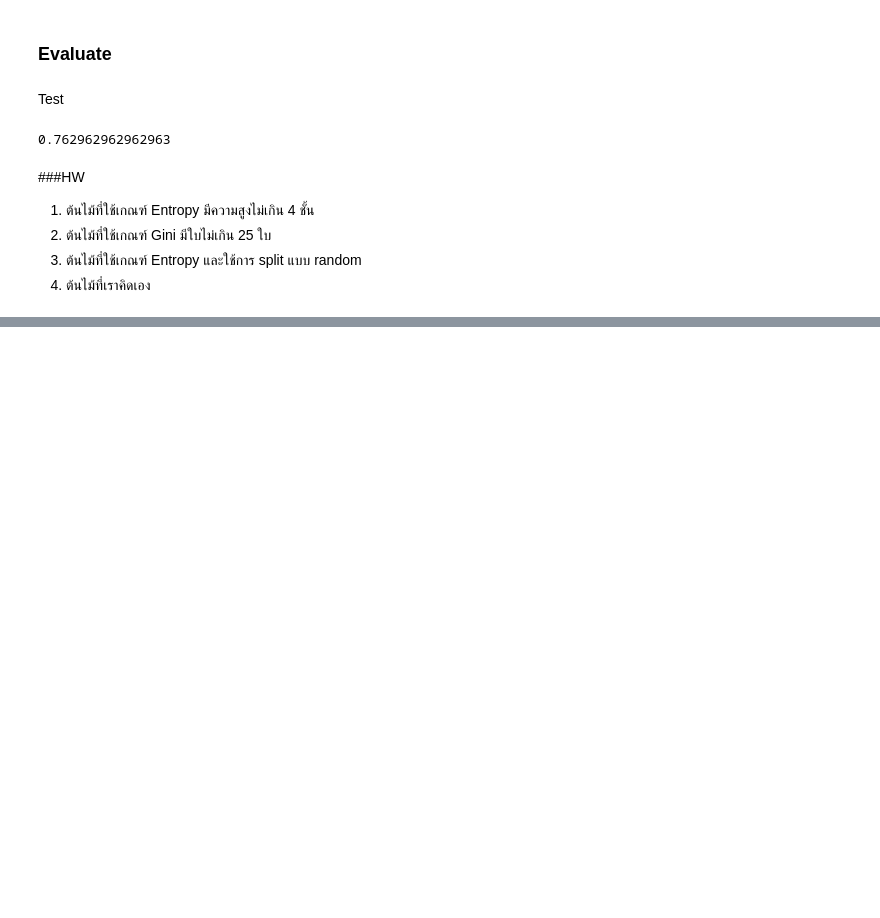
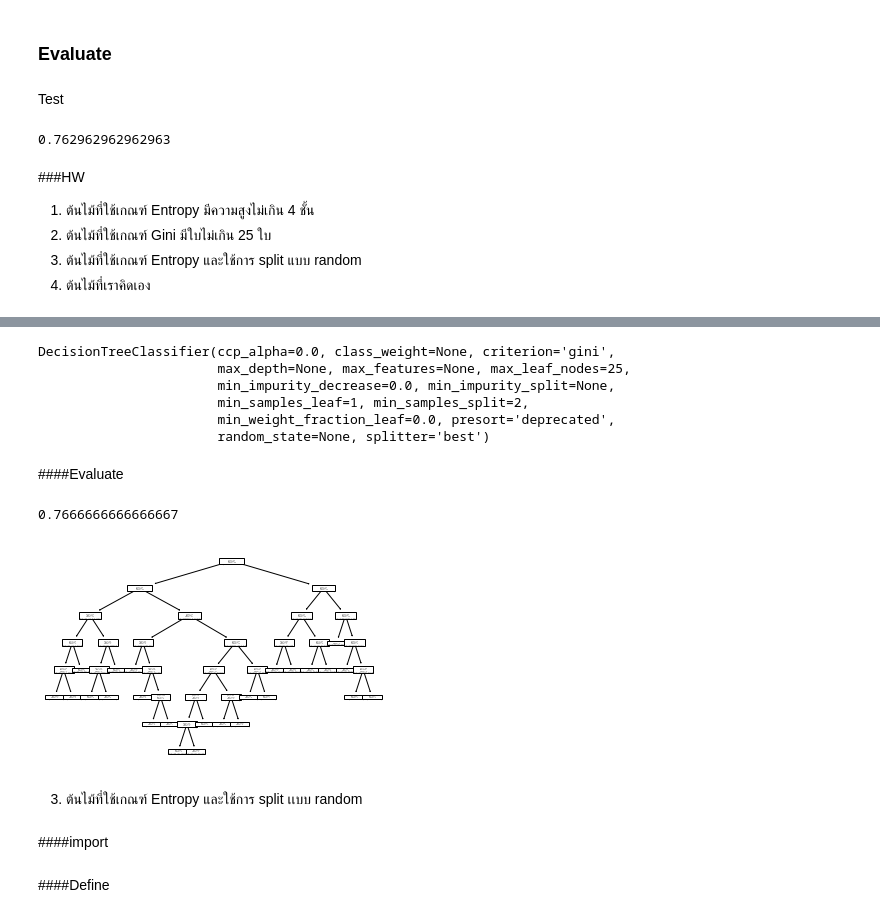
Before and after one commit to pondbaahh/DWDM21, a Jupyter notebook: Chapter7_Classification(Decision_Tree).ipynb, the cells around one changed output, grey strips where cells are left out. Saved outputs shown, nothing was run; the diff lists cells and outputs as text; code cells hidden in the pictures; blank space fills up the shorter version.

```diff
--- a/Chapter7_Classification(Decision_Tree).ipynb
+++ b/Chapter7_Classification(Decision_Tree).ipynb
@@ -217,0 +283,11 @@ accuracy_score(y_val, tree1_result )
+# %%
+tree3.fit(X_train2,y_train2)
+# %% [output]
+DecisionTreeClassifier(ccp_alpha=0.0, class_weight=None, criterion='gini',
+                       max_depth=None, max_features=None, max_leaf_nodes=25,
+                       min_impurity_decrease=0.0, min_impurity_split=None,
+                       min_samples_leaf=1, min_samples_split=2,
+                       min_weight_fraction_leaf=0.0, presort='deprecated',
+                       random_state=None, splitter='best')
+# %% [markdown]
+####Evaluate
@@ -217,0 +298,12 @@ accuracy_score(y_val, tree1_result )
+# %%
+accuracy_score(y_val,tree3_result)
+# %% [output]
+0.7666666666666667
+# %%
+plot_tree(tree3);
+# %% [output]
+[figure, added]
+# %% [markdown]
+3. ต้นไม้ที่ใช้เกณฑ์ Entropy และใช้การ split เเบบ random
+# %% [markdown]
+####import
@@ -217,0 +312,2 @@ accuracy_score(y_val, tree1_result )
+# %% [markdown]
+####Define
```
Also changed, not shown: parts of 44 cells of this notebook.
